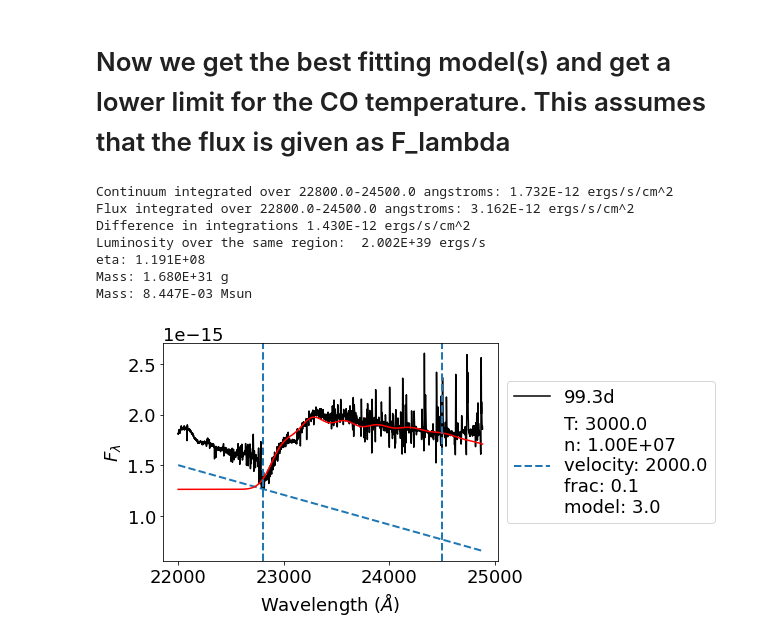
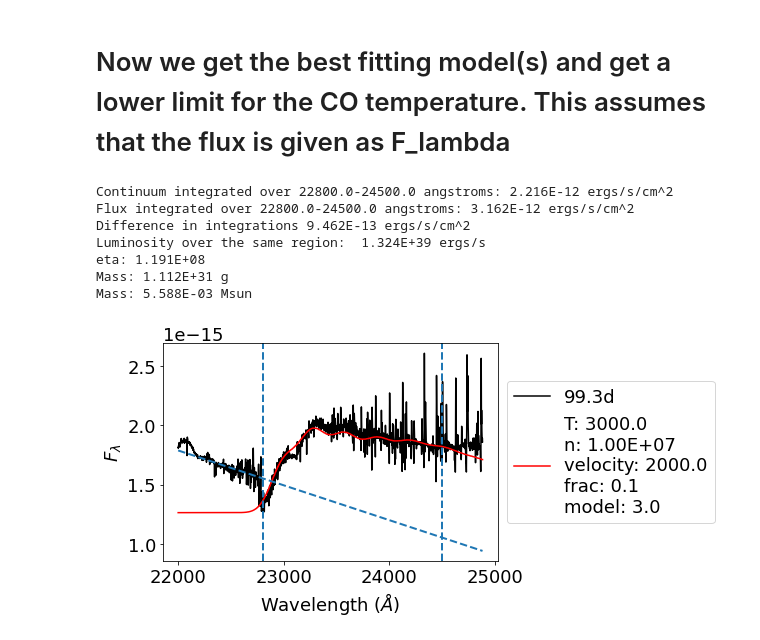
Before and after one commit to scottfdavis/CO-modeling, a Jupyter notebook: example/flux_cal.ipynb, the cells around one changed output. Cells and saved outputs as stored; diff of their text form; code cells hidden in the pictures.

```diff
--- a/example/flux_cal.ipynb
+++ b/example/flux_cal.ipynb
@@ -184,8 +200,6 @@ for i in range(25):
 # %% [markdown]
 # Now we get the best fitting model(s) and get a lower limit for the CO temperature. This assumes that the flux is given as F_lambda
 # %%
-from lmfit import Model
-
 def B_lambda(T,x):
     h = 6.6261e-27 #* (1e8**2)
     k = 1.3807e-16 #* (1e8**2)
@@ -211,7 +225,7 @@ gmodel = Model(line)
 parameters = gmodel.make_params(m=-0.5,b=0.0)
 fit = gmodel.fit(specy[w:v], parameters, x=x[w:v])
 # line is shifted to match the minimum of the flux, maybe not necessary
-liney = line(x,fit.params['m'],fit.params['b']) + (min(specy) - y[np.argmin(specy)])
+liney = line(x,fit.params['m'],fit.params['b'])# + (min(specy) - y[np.argmin(specy)])
 
 # do math for flux calibrated spectrum, given as F_lambda
 lower, upper = 2.28*1e4, 2.45*1e4
@@ -237,40 +251,40 @@ for i in range(1):
     modely = (fArr[i][w] + shift) / off
     plt.plot(x,specy,color='black')
     y = line(x,fit.params['m'],fit.params['b'])
-    plt.plot(x,liney,linestyle='--',linewidth=2)
     plt.plot(x,modely,color='red')
     # plotting integration region as well
     plt.axvline(upper,linestyle='--',linewidth=2)
     plt.axvline(lower,linestyle='--',linewidth=2)
+    plt.plot(x,liney,linestyle='--',linewidth=2)
 
 
     # get original model to integrate over
     wav, opac = get_model.get_csv(co_path+'/models_csv/',params[i][0],params[i][1],int(params[i][2]),
                               params[i][3],'CO',int(params[i][4]))
 
     # do math for model opacity
     w = np.argmin(abs(np.array(wav)-lower))
     v = np.argmin(abs(np.array(wav)-upper))
     blackbody = B_lambda(params[i][0],wav*1e-8)
     modelinteg = np.trapz((opac[w:v])*blackbody[w:v],wav[w:v]*1e-8)
     print('eta:',format(modelinteg,".3E"))
     print('Mass:',format(luminosity/modelinteg,".3E"),'g')
     print('Mass:',format(luminosity/modelinteg/1.989e+33,".3E"),'Msun')
 
     label = r'T: '+str(params[i][0])+'\n'+'n: '+format(params[i][1],".2E")+'\n'+\
              'velocity: '+str(params[i][2])+'\n'+'frac: '+str(params[i][3])+'\n'+'model: '+str(params[i][4])
     q = [(spec['lambda'].values > 2.2*1e4) & (spec['lambda'].values < 2.5*1e4)]
     plt.xlabel(r'Wavelength ($\AA$)')
     plt.ylabel(r'$F_\lambda$')
 
     plt.legend(bbox_to_anchor=(1.0,0.5), loc="center left",labels=[str(round(specPhase,1))+'d',label])
     plt.show()
 # %% [output]
-Continuum integrated over 22800.0-24500.0 angstroms: 1.732E-12 ergs/s/cm^2
+Continuum integrated over 22800.0-24500.0 angstroms: 2.216E-12 ergs/s/cm^2
 Flux integrated over 22800.0-24500.0 angstroms: 3.162E-12 ergs/s/cm^2
-Difference in integrations 1.430E-12 ergs/s/cm^2
-Luminosity over the same region:  2.002E+39 ergs/s
+Difference in integrations 9.462E-13 ergs/s/cm^2
+Luminosity over the same region:  1.324E+39 ergs/s
 eta: 1.191E+08
-Mass: 1.680E+31 g
-Mass: 8.447E-03 Msun
+Mass: 1.112E+31 g
+Mass: 5.588E-03 Msun
-[figure, old version]
+[figure, new version]
```
Also changed, not shown: parts of 2 cells of this notebook.
